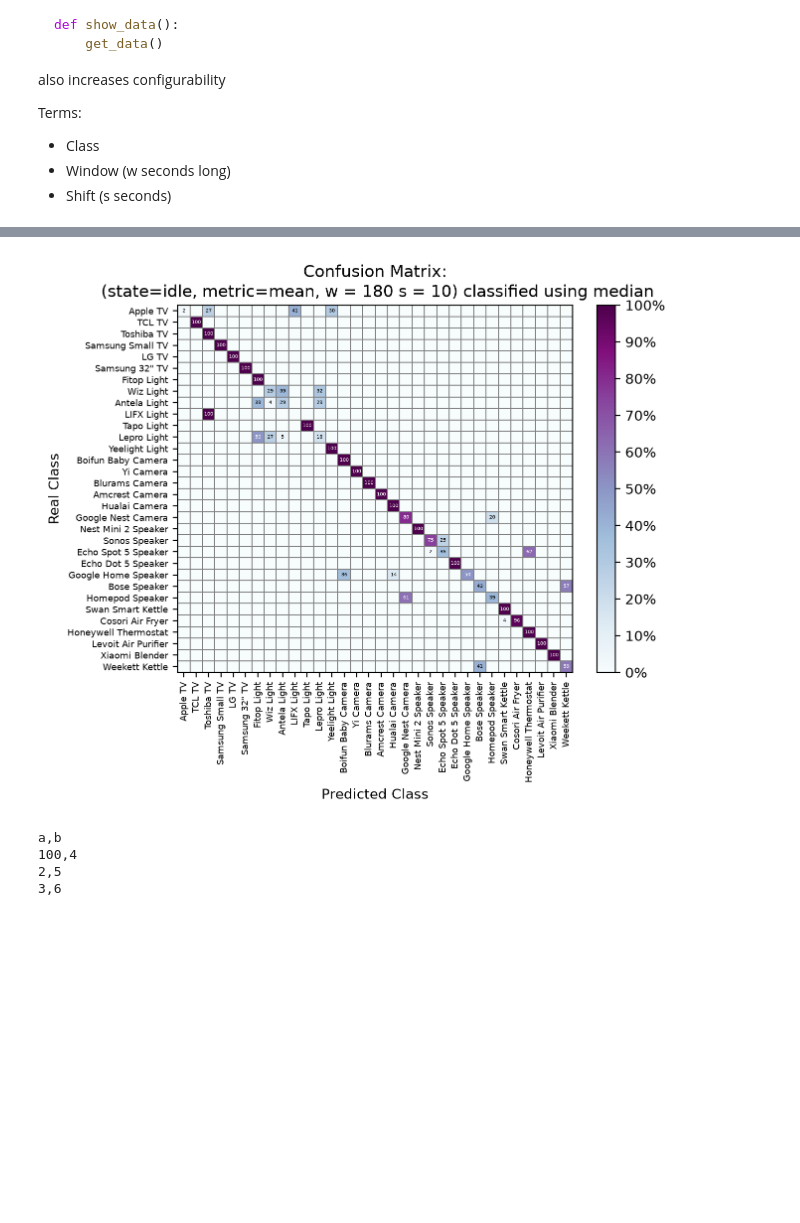
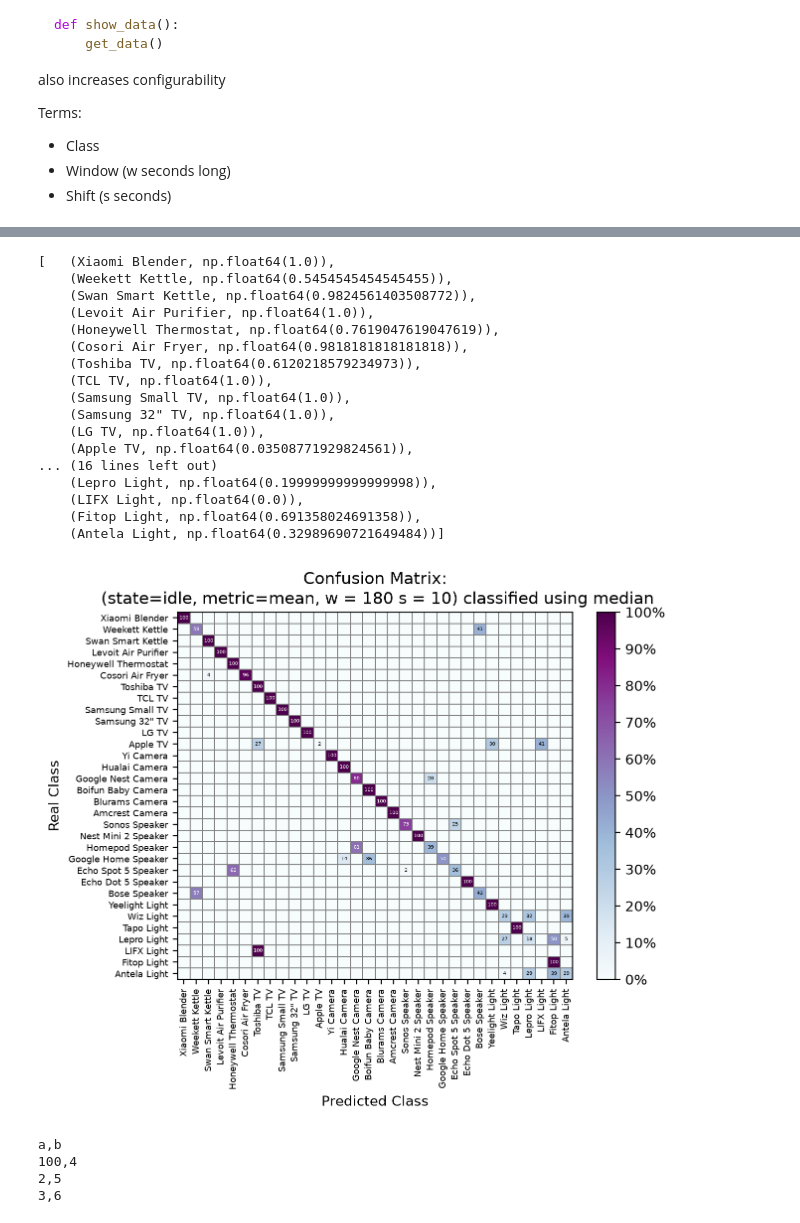
Before and after one commit to JackRobbers/thesis, a Jupyter notebook: analysis.ipynb, the cells around one changed output, grey strips where cells are left out. Saved outputs shown, nothing was run; the diff lists cells and outputs as text; code cells hidden in the pictures; blank space fills up the shorter version.

```diff
--- a/analysis.ipynb
+++ b/analysis.ipynb
@@ -545,18 +557,40 @@ TypeError: '<' not supported between instances of 'NoneType' and 'int'
 # %%
-graph_confusion_matrix(exp, np.fliplr(confusion_matrix(exp, classes)))
+matrix = confusion_matrix(exp, classes)
+graph_confusion_matrix(exp, matrix)
+pp.pprint(list(zip(exp.devices, compute_f1_scores(matrix)))[::-1])
 # Get a list of devices that are not correctly classified.
 # pp.pprint(
 #     {
 #         Device: Counter(class_)
 #         for Device, class_ in classes.items()
 #         if len(Counter(class_).items()) > 1
 #     }
 # )
 # TODO computer f1 score and do graph without those.
 
+# TODO why is LIFX misclassified
+# TODO would ordering this by median be easier?
+
 plt.show()
 # %% [output]
+[   (Xiaomi Blender, np.float64(1.0)),
+    (Weekett Kettle, np.float64(0.5454545454545455)),
+    (Swan Smart Kettle, np.float64(0.9824561403508772)),
+    (Levoit Air Purifier, np.float64(1.0)),
+    (Honeywell Thermostat, np.float64(0.7619047619047619)),
+    (Cosori Air Fryer, np.float64(0.9818181818181818)),
+    (Toshiba TV, np.float64(0.6120218579234973)),
+    (TCL TV, np.float64(1.0)),
+    (Samsung Small TV, np.float64(1.0)),
+    (Samsung 32" TV, np.float64(1.0)),
+    (LG TV, np.float64(1.0)),
+    (Apple TV, np.float64(0.03508771929824561)),
+... (16 lines left out)
+    (Lepro Light, np.float64(0.19999999999999998)),
+    (LIFX Light, np.float64(0.0)),
+    (Fitop Light, np.float64(0.691358024691358)),
+    (Antela Light, np.float64(0.32989690721649484))]
-[figure, old version]
+[figure, new version]
 # %%
 # | label: tables
 
```
Also changed, not shown: parts of 3 cells of this notebook, 2 other files.
